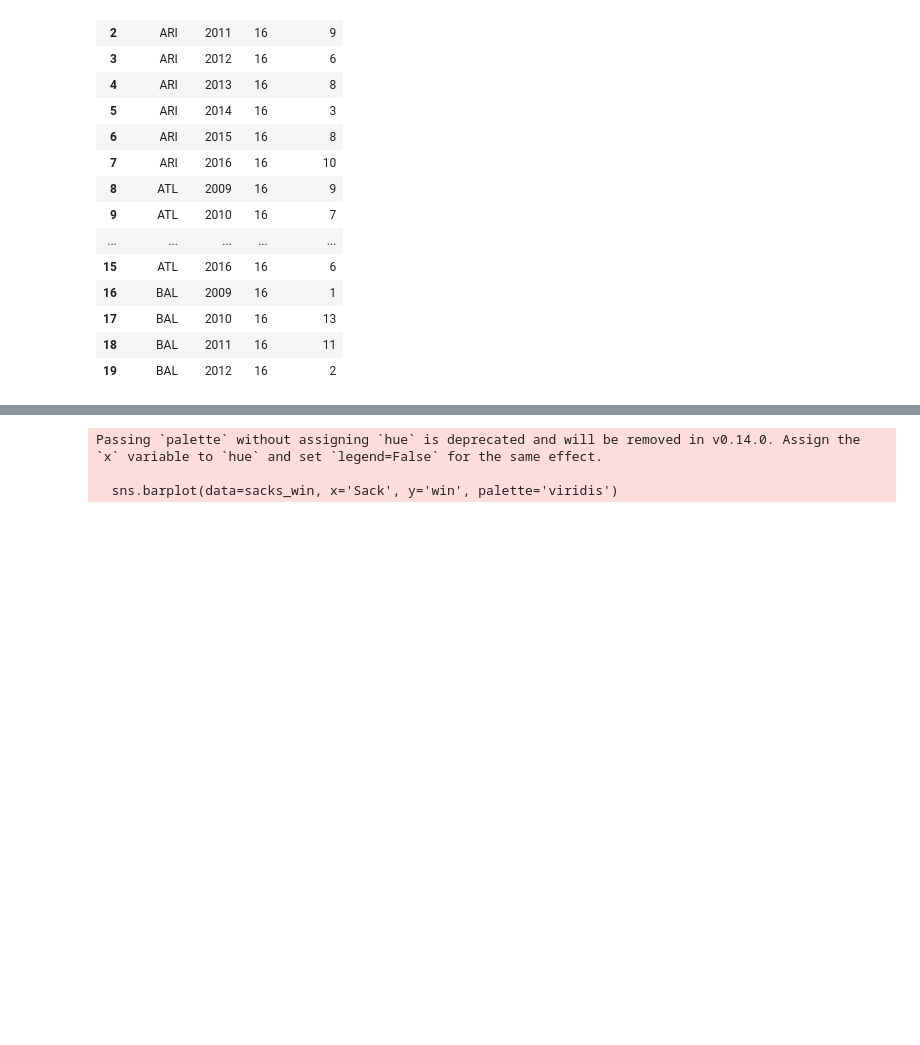
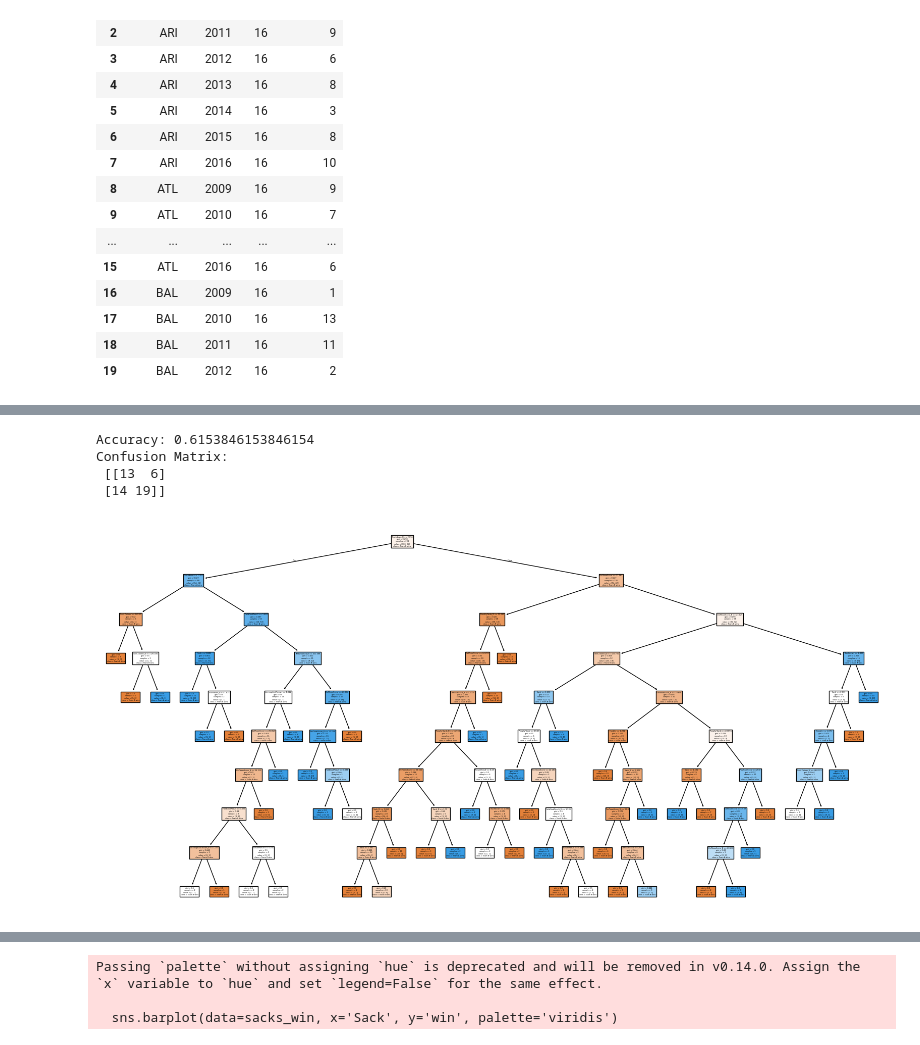
Before and after one commit to tinge5/finalProjectML, a Jupyter notebook: notebooks/DataVisualization.ipynb, the cells around one changed output, grey strips where cells are left out. Cells and saved outputs as stored; diff of their text form; code cells hidden in the pictures; blank space fills up the shorter version.

```diff
--- a/notebooks/DataVisualization.ipynb
+++ b/notebooks/DataVisualization.ipynb
@@ -134,0 +199,19 @@ games_averages.head(20)
+# %%
+# Merge Team A season averages
+matchups2009a = matchups2009.copy()
+matchups2009a = matchups2009a.merge(
+    games_averages2009,
+    left_on="posteam_A",
+    right_on="posteam",
+    suffixes=("", "_A")
+).drop(columns=["posteam", "Season"])
+
+
+# Merge Team B season averages
+matchups2009a = matchups2009a.merge(
+    games_averages2009,
+    left_on="posteam_B",
+    right_on="posteam",
+    suffixes=("", "_B")
+)
+matchups2009a.head(20)
@@ -134,0 +236,31 @@ games_averages.head(20)
+# %%
+from sklearn.metrics import accuracy_score, confusion_matrix
+X = matchups2009a.drop(columns=['posteam_A', 'posteam_B', 'Season', 'Season_A', 'Season_B', 'index_A', 'index_B','win_B','win_A', 'posteam','GameID'])
+y = matchups2009a['win_A']
+
+X_train, X_test, y_train, y_test = train_test_split(X, y, test_size=0.2, random_state=42)
+
+# Train
+tree = DecisionTreeClassifier(max_depth=9, random_state=42)
+tree.fit(X_train, y_train)
+
+# Predict
+y_pred = tree.predict(X_test)
+
+# Evaluate
+print("Accuracy:", accuracy_score(y_test, y_pred))
+print("Confusion Matrix:\n", confusion_matrix(y_test, y_pred))
+# %% [output]
+Accuracy: 0.6153846153846154
+Confusion Matrix:
+ [[13  6]
+ [14 19]]
+# %%
+from sklearn.tree import plot_tree
+import matplotlib.pyplot as plt
+
+plt.figure(figsize=(20,10))
+plot_tree(tree, feature_names=X.columns, class_names=['Team B wins', 'Team A wins'], filled=True)
+plt.show()
+# %% [output]
+[figure, added]
```
Also changed, not shown: parts of 10 cells of this notebook.
